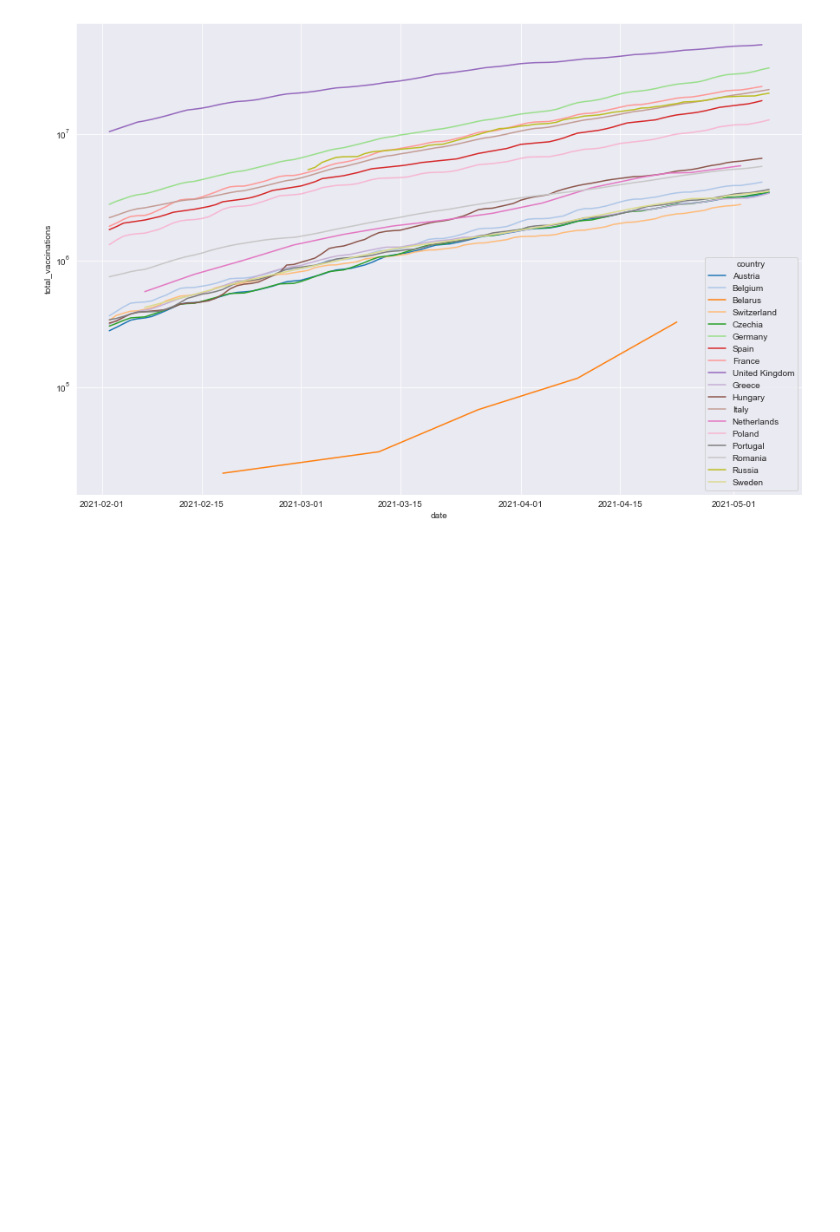
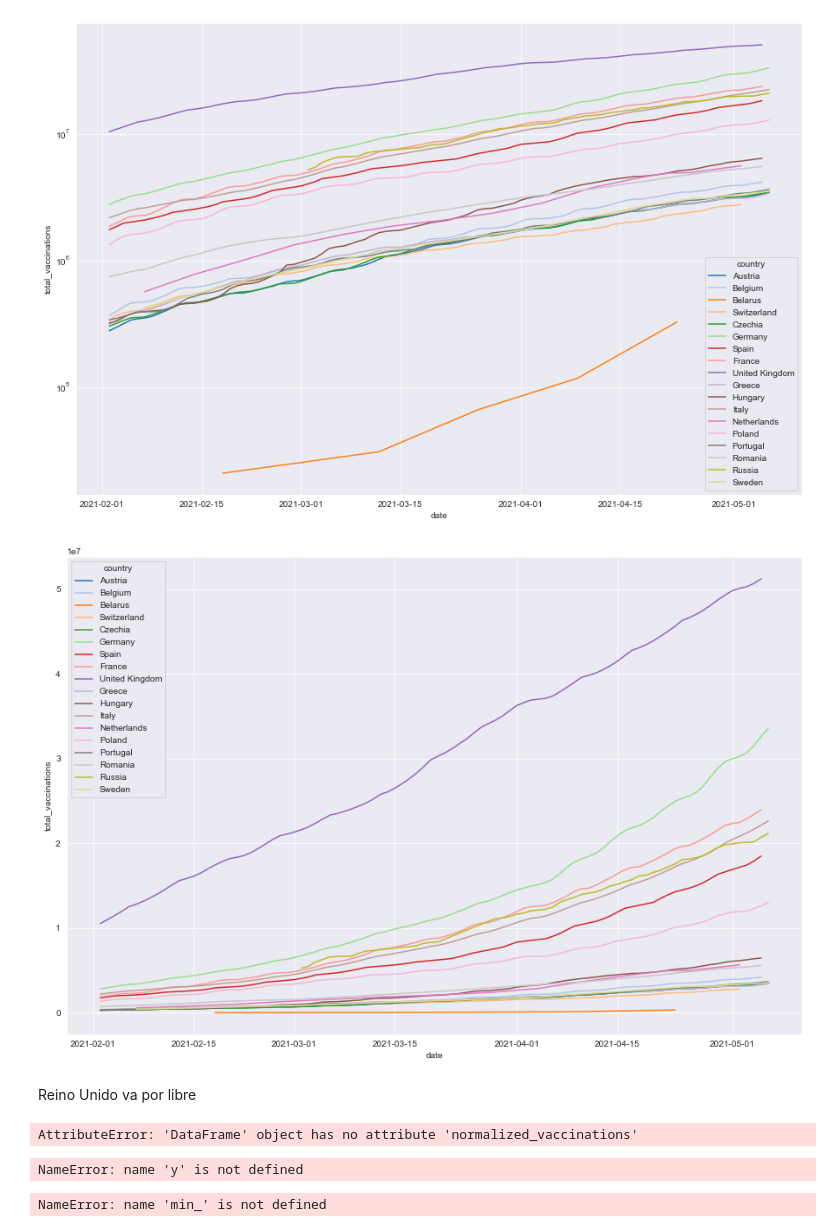
Before and after one commit to Carlosbgdlv/PROCESADO_MASIVO_DE_DATOS, a Jupyter notebook: VARMA_ARIMA_VAR_ESTIMATION.ipynb, the cells around one changed output. Cells and saved outputs as stored; diff of their text form; code cells hidden in the pictures; blank space fills up the shorter version.

```diff
--- a/VARMA_ARIMA_VAR_ESTIMATION.ipynb
+++ b/VARMA_ARIMA_VAR_ESTIMATION.ipynb
@@ -1479,0 +1485,16 @@ funcs = [powerlaw, quadratic, exp, logistic, lineal]
+# %%
+fig, ax = plt.subplots(figsize=(15,10))
+g = sns.lineplot(
+    data=sdf[sdf.date > '2021-02'],
+    x='date',
+    y='total_vaccinations',
+    hue='country',
+    palette='tab20',
+#     legend=False,
+    ax=ax,
+)
+# ax.set(yscale='log')
+# %% [output]
+[figure, added]
+# %% [markdown]
+Reino Unido va por libre
@@ -1479,0 +1504,28 @@ funcs = [powerlaw, quadratic, exp, logistic, lineal]
+# %%
+from datetime import datetime as dt
+
+
+data = ssdf.copy()
+data = data[~data.normalized_vaccinations.isna()]
+data = data[data.date > '2021-02']
+
+#x = data.date.map(dt.datetime.toordinal).to_numpy()
+x = data.date.map(dt.toordinal).to_numpy()
+y = data.normalized_vaccinations.to_numpy()
+max_, min_ = np.max(x), np.min(x)
+x = (x-min_)/(max_-min_)
+# %% [output]
+AttributeError: 'DataFrame' object has no attribute 'normalized_vaccinations'
+# %%
+optimal_params = {f:curve_fit(f, x, y) for f in funcs}
+# %% [output]
+NameError: name 'y' is not defined
+# %%
+dates = pd.date_range(start='2021-02-01', end='2021-06-01')
+#xt = dates.map(dt.datetime.toordinal).to_numpy()
+xt = dates.map(dt.toordinal).to_numpy()
+xt = (xt-min_)/(max_-min_)
+
+ssdf = sdf[~sdf.iso_code.isin(['GBR', 'HUN'])]
+# %% [output]
+NameError: name 'min_' is not defined
```
Also changed, not shown: parts of 5 cells of this notebook.
